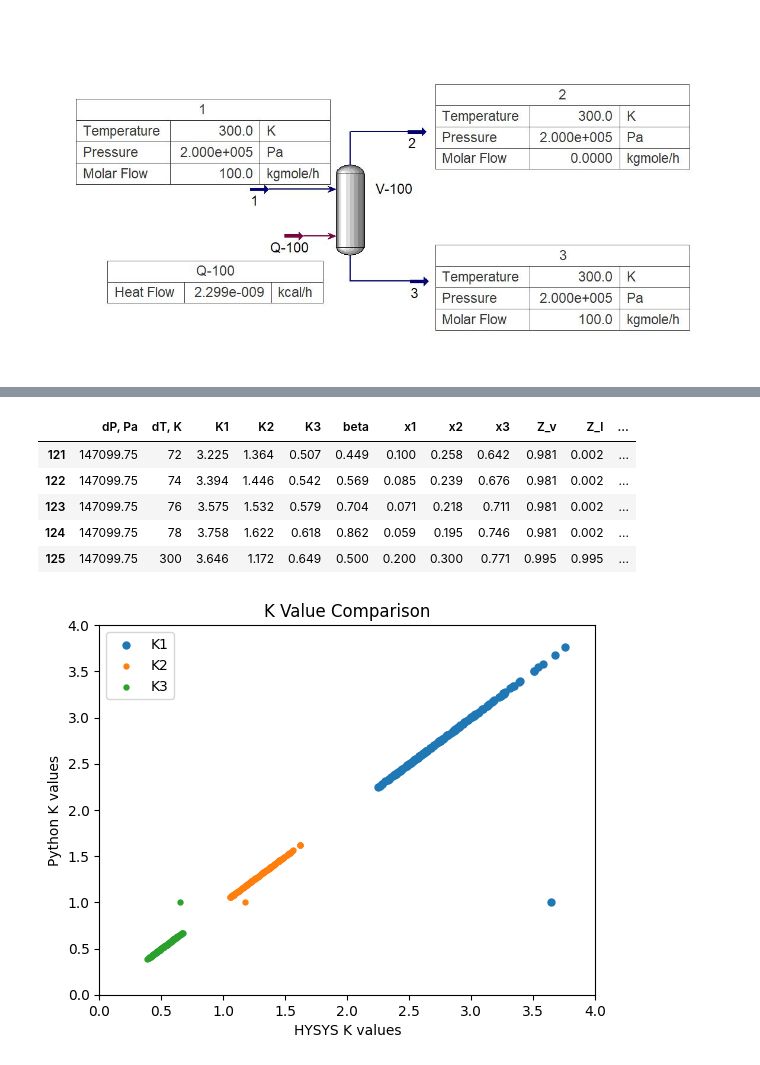
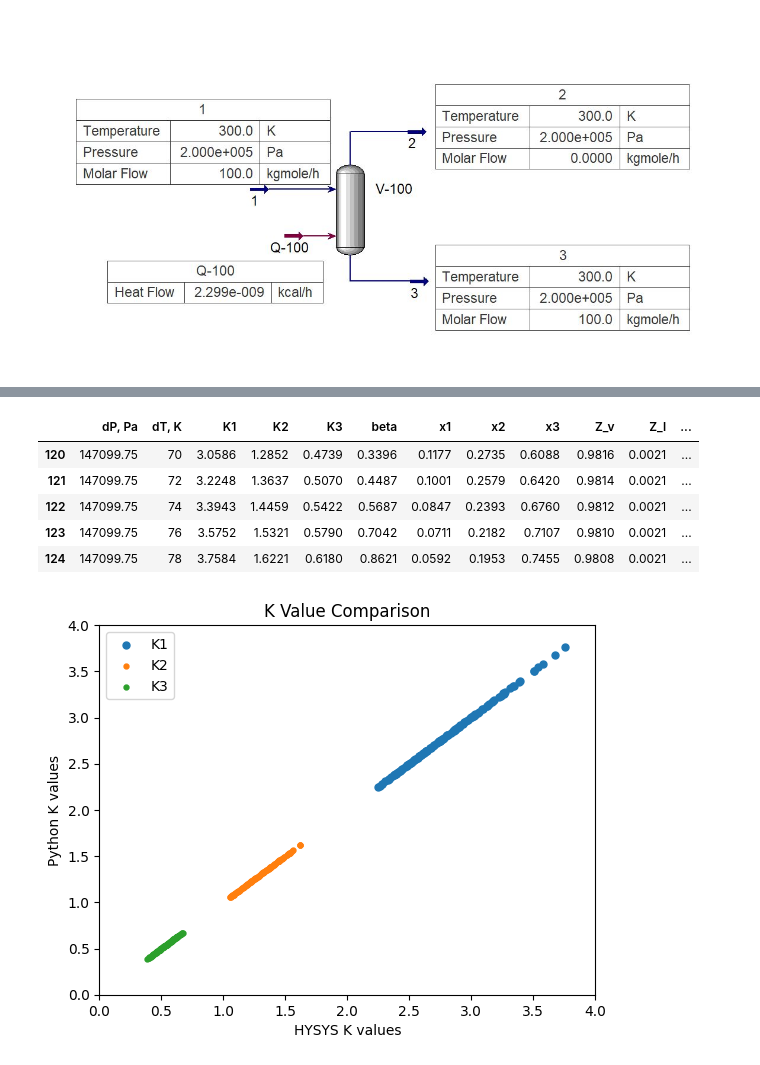
Before and after one commit to debasis321/CLL_761TermProject_Flash, a Jupyter notebook: testNotebook.ipynb, the cells around one changed output, grey strips where cells are left out. Saved outputs shown, nothing was run; the diff lists cells and outputs as text; code cells hidden in the pictures.

```diff
--- a/testNotebook.ipynb
+++ b/testNotebook.ipynb
@@ -152,7 +152,8 @@ Z: 0.9693721726382384, x_or_y: [0.33308459 0.34
 from UnitOperation import Heater
 with contextlib.redirect_stdout(io.StringIO()):
     # Give some duty to the stream
-    h1 = Heater(s1, dP=0.1e5, dT=20)
+    s1.T, s1.P, s1.flowrate = 300, 2e5, 100
+    h1 = Heater(s1, dP=0.1e5, dT=10)
 h1.basic_info()
 # %% [output]
 ### Heater Unit Operation ###
@@ -218,36 +219,36 @@ hysys_data.tail()
 # %%
 # run Heater against s1 stream for different cases and keep data record
 
 # Ensure the required columns exist in the DataFrame
 if not {'c_K1', 'c_K2', 'c_K3', 'c_beta', 'c_x1', 'c_x2', 'c_x3', 'c_Z_l', 'c_Z_v'}.issubset(hysys_data.columns):
     hysys_data[['c_K1', 'c_K2', 'c_K3', 'c_beta', 'c_x1', 'c_x2', 'c_x3', 'c_Z_l', 'c_Z_v']] = np.nan
 
 
 with contextlib.redirect_stdout(io.StringIO()):
     s1.composition = {'benzene': 0.2, 'toluene': 0.3, 'o-xylene': 0.5}
     s1.T, s1.P, s1.flowrate = 300, 2e5, 100
 
     for i in hysys_data.index:
         dP = hysys_data['dP, Pa'].iloc[i]
         dT = hysys_data['dT, K'].iloc[i]
         s1.T, s1.P, s1.flowrate = 300, 2e5, 100
         h1 = Heater(s1, dP=dP, dT=dT)
 
         hysys_data.loc[i, ['c_K1', 'c_K2', 'c_K3']] = h1.ps.K[0], h1.ps.K[1], h1.ps.K[2]
         hysys_data.loc[i, 'c_beta'] = h1.ps.vf
         hysys_data.loc[i, ['c_x1', 'c_x2', 'c_x3']] = h1.ps.x_i[0], h1.ps.x_i[1], h1.ps.x_i[2]
         hysys_data.loc[i, ['c_Z_l', 'c_Z_v']] = h1.ps.Z_l, h1.ps.Z_v
         hysys_data.loc[i, 'c_Q'] = h1.dH
 
 pd.set_option('display.max_columns', None)
-hysys_data.tail().round(3)
+hysys_data.tail().round(4)
 # %% [output]
 |  | dP, Pa | dT, K | K1 | K2 | K3 | beta | x1 | x2 | x3 | Z_v | Z_l | ... |
-| 121 | 147099.75 | 72 | 3.225 | 1.364 | 0.507 | 0.449 | 0.100 | 0.258 | 0.642 | 0.981 | 0.002 | ... |
-| 122 | 147099.75 | 74 | 3.394 | 1.446 | 0.542 | 0.569 | 0.085 | 0.239 | 0.676 | 0.981 | 0.002 | ... |
-| 123 | 147099.75 | 76 | 3.575 | 1.532 | 0.579 | 0.704 | 0.071 | 0.218 | 0.711 | 0.981 | 0.002 | ... |
-| 124 | 147099.75 | 78 | 3.758 | 1.622 | 0.618 | 0.862 | 0.059 | 0.195 | 0.746 | 0.981 | 0.002 | ... |
-| 125 | 147099.75 | 300 | 3.646 | 1.172 | 0.649 | 0.500 | 0.200 | 0.300 | 0.771 | 0.995 | 0.995 | ... |
+| 120 | 147099.75 | 70 | 3.0586 | 1.2852 | 0.4739 | 0.3396 | 0.1177 | 0.2735 | 0.6088 | 0.9816 | 0.0021 | ... |
+| 121 | 147099.75 | 72 | 3.2248 | 1.3637 | 0.5070 | 0.4487 | 0.1001 | 0.2579 | 0.6420 | 0.9814 | 0.0021 | ... |
+| 122 | 147099.75 | 74 | 3.3943 | 1.4459 | 0.5422 | 0.5687 | 0.0847 | 0.2393 | 0.6760 | 0.9812 | 0.0021 | ... |
+| 123 | 147099.75 | 76 | 3.5752 | 1.5321 | 0.5790 | 0.7042 | 0.0711 | 0.2182 | 0.7107 | 0.9810 | 0.0021 | ... |
+| 124 | 147099.75 | 78 | 3.7584 | 1.6221 | 0.6180 | 0.8621 | 0.0592 | 0.1953 | 0.7455 | 0.9808 | 0.0021 | ... |
 # %%
 # plot for K values
 plt.scatter(hysys_data['K1'], hysys_data['c_K1'], label='K1', marker='.', s=100)
@@ -262,7 +263,7 @@ plt.title('K Value Comparison')
 plt.legend()
 plt.show()
 # %% [output]
-[figure, old version]
+[figure, new version]
 # %%
 # plot for vapor fraction
 plt.scatter(hysys_data['beta'], hysys_data['c_beta'], label='Vapor Fraction', marker='.', s=100)
```
Also changed, not shown: parts of 6 cells of this notebook, 1 other file.
